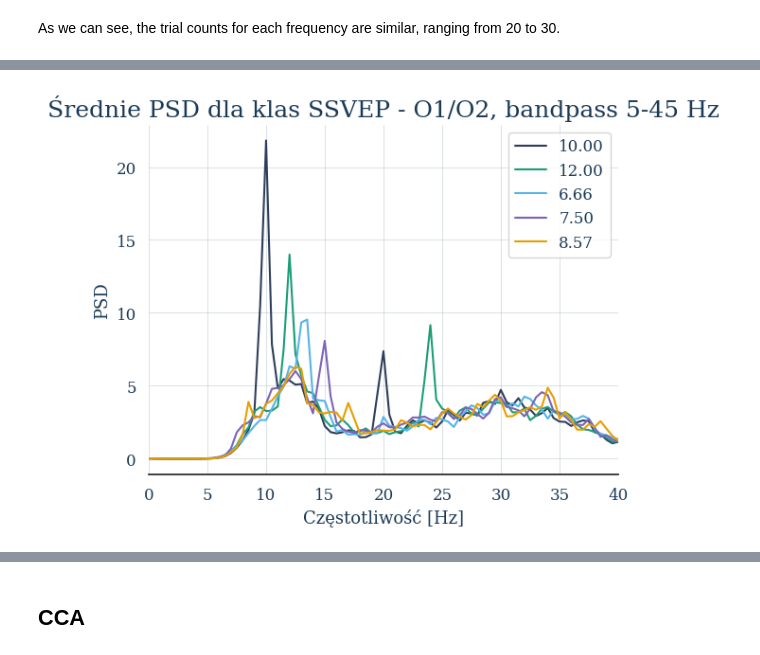
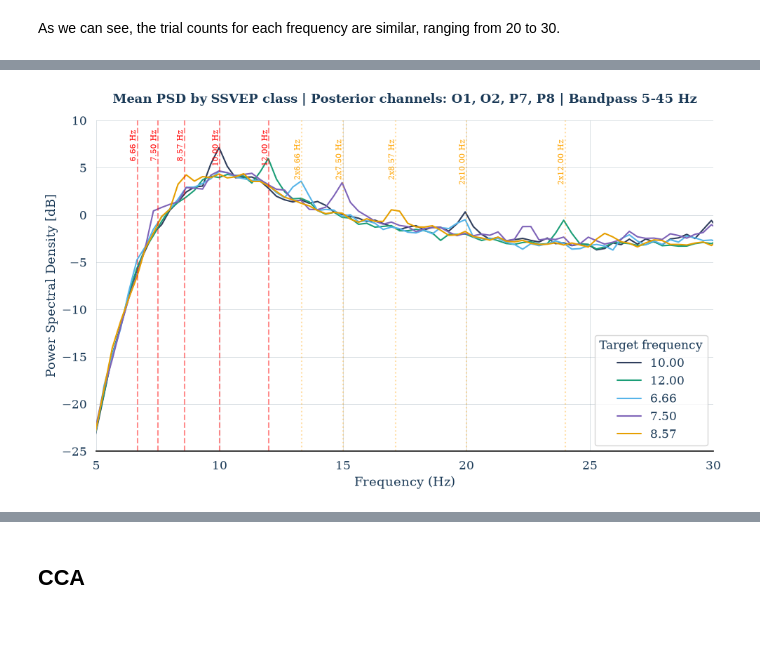
Before and after one commit to KN-Neuron/TALON, a Jupyter notebook: EDA/SSVEP_EDA.ipynb, the cells around one changed output, grey strips where cells are left out. Saved outputs shown, nothing was run; the diff lists cells and outputs as text; code cells hidden in the pictures; blank space fills up the shorter version.

```diff
--- a/EDA/SSVEP_EDA.ipynb
+++ b/EDA/SSVEP_EDA.ipynb
@@ -109,0 +138,15 @@ X_occipital = X_filtered[:, OCCIPITAL_CHANNELS_INDICES, :]
+# %%
+
+fs = 128
+
+
+EPOC_CHANNELS = [
+    "AF3", "F7", "F3", "FC5", "T7", "P7", "O1",
+    "O2", "P8", "T8", "FC6", "F4", "F8", "AF4"
+]
+
+OCCIPITAL_CHANNELS = ["O1", "O2", "P7", "P8"]
+
+OCCIPITAL_CHANNELS_INDICES = [
+    EPOC_CHANNELS.index(channel) for channel in OCCIPITAL_CHANNELS
+]
@@ -207,34 +368,78 @@ Despite the application of Welch’s power spectral density (PSD) estimation, th
 # %%
-# Porównujemy średnie PSD dla każdej klasy na kanałach O1/O2.
-# Dzięki temu nie rozmywamy odpowiedzi SSVEP przez uśrednianie kanałów z całej głowy.
-unique_labels = np.unique(labels)
+plt.figure(figsize=(10, 6))
 
 for lab in unique_labels:
     X_lab = X_filtered[labels == lab]
 
-    psds = []
+    psds_db = []
+
     for trial in X_lab:
         trial_occipital_psds = []
 
         for channel_idx in OCCIPITAL_CHANNELS_INDICES:
             freqs, psd = welch(
                 trial[channel_idx],
                 fs=fs,
-                nperseg=fs * 2,
+                nperseg=trial.shape[1],
             )
             trial_occipital_psds.append(psd)
 
-        psds.append(np.mean(trial_occipital_psds, axis=0))
+        trial_psd = np.mean(trial_occipital_psds, axis=0)
+        trial_psd_db = 10 * np.log10(trial_psd + 1e-12)
+        psds_db.append(trial_psd_db)
 
-    mean_psd = np.mean(psds, axis=0)
-    plt.plot(freqs, mean_psd, label=str(lab))
+    class_psd_db = np.median(psds_db, axis=0)
 
-plt.xlim(0, 40)
-plt.xlabel("Częstotliwość [Hz]")
-plt.ylabel("PSD")
-plt.title("Średnie PSD dla klas SSVEP - O1/O2, bandpass 5-45 Hz")
-plt.legend()
+    plt.plot(freqs, class_psd_db, linewidth=1.5, label=str(lab))
+
+
+# Target frequencies.
+for f in target_freqs:
+    plt.axvline(x=f, color="red", linestyle="--", alpha=0.45)
+    plt.text(
+        f,
+        9,
+        f"{f:.2f} Hz",
+        rotation=90,
+        color="red",
+        fontsize=8,
+        ha="right",
+        va="top",
+    )
+
+# Second harmonics with labels.
+for f in target_freqs:
+    h2 = f * 2
+
+    if h2 <= 30:
+        plt.axvline(x=h2, color="orange", linestyle=":", alpha=0.35)
+        plt.text(
+            h2,
+            8,
+            f"2x{f:.2f} Hz",
+            rotation=90,
+            color="orange",
+            fontsize=8,
+            ha="right",
+            va="top",
+        )
+
+
+plt.title(
+    "Mean PSD by SSVEP class | Posterior channels: O1, O2, P7, P8 | Bandpass 5-45 Hz",
+    fontsize=13,
+    fontweight="bold",
+    pad=18,
+)
+
+plt.xlim(5, 30)
+plt.ylim(-25, 10)
+plt.xlabel("Frequency (Hz)")
+plt.ylabel("Power Spectral Density [dB]")
+plt.legend(title="Target frequency")
+plt.grid(True, alpha=0.3)
+plt.tight_layout()
 plt.show()
 # %% [output]
-[figure, old version]
+[figure, new version]
 # %% [markdown]
```
Also changed, not shown: parts of 38 cells of this notebook, 2 other files.
